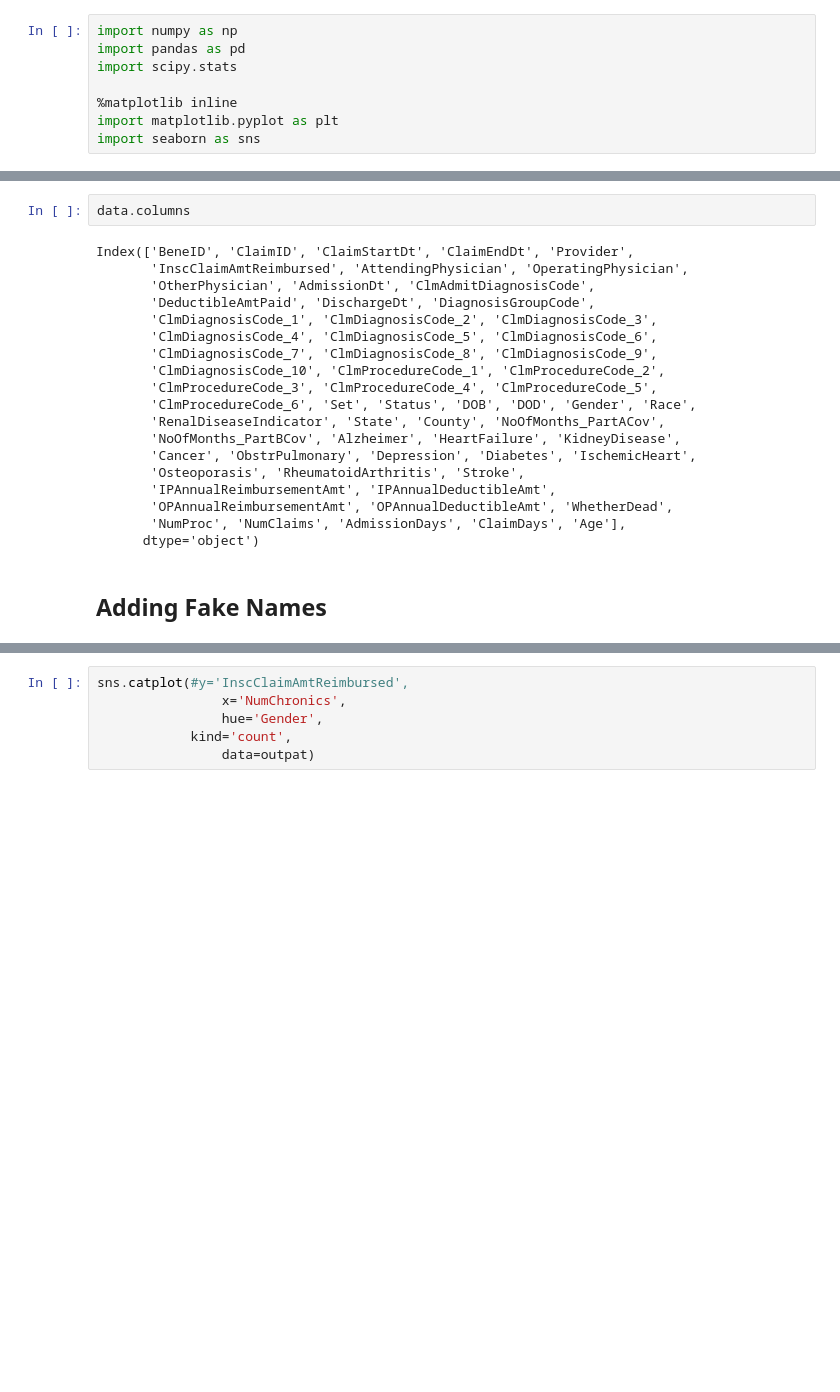
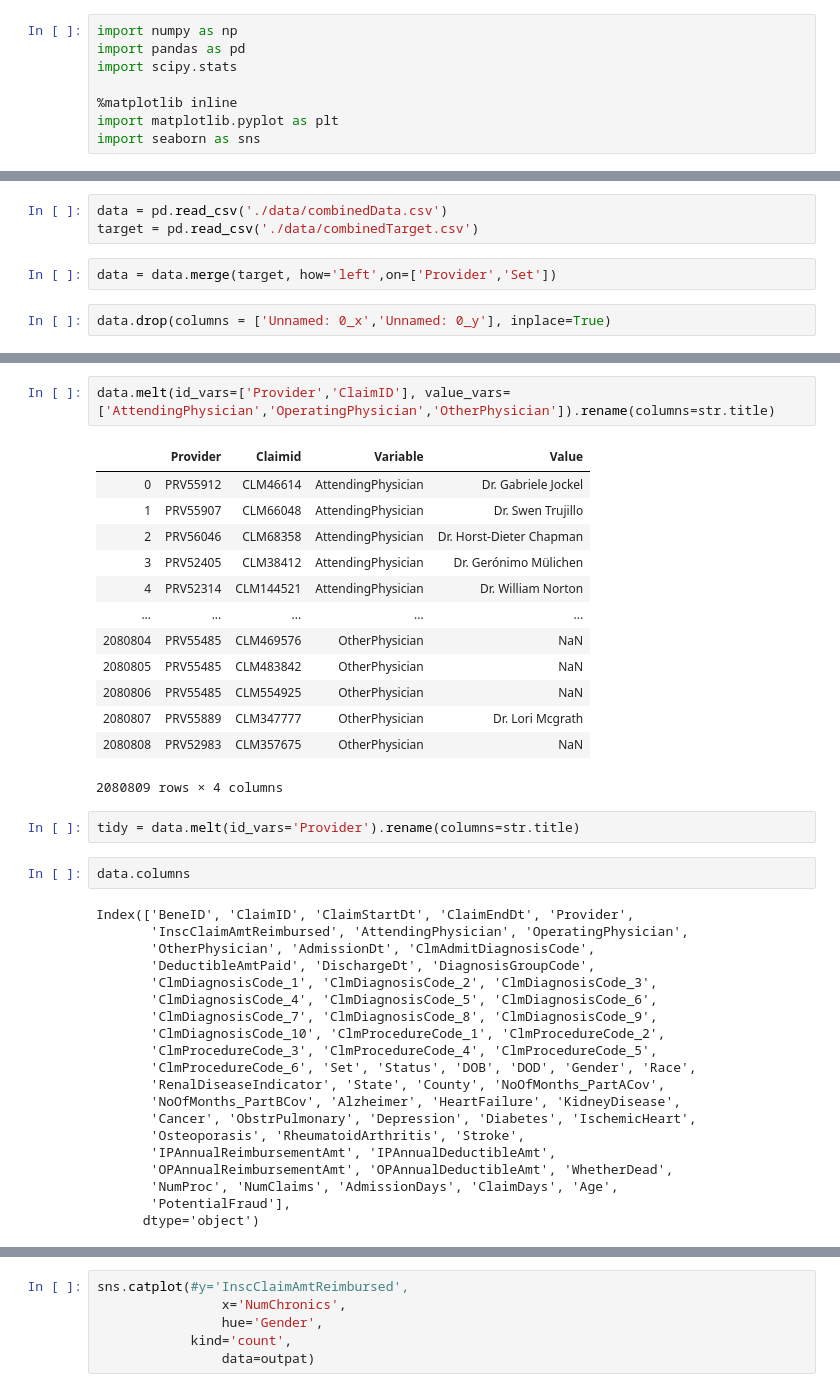
Before and after one commit to DebLeong/HealthCareCapstone, a Jupyter notebook: sam/EDA.ipynb, the cells around one changed output, grey strips where cells are left out. Cells and saved outputs as stored; diff of their text form; blank space fills up the shorter version.

```diff
--- a/sam/EDA.ipynb
+++ b/sam/EDA.ipynb
@@ -162,0 +9,7 @@ data['Age'] = round(((data['ClaimStartDt'] - data['DOB']).dt.days + 1)/365.25)
+# %%
+data = pd.read_csv('./data/combinedData.csv')
+target = pd.read_csv('./data/combinedTarget.csv')
+# %%
+data = data.merge(target, how='left',on=['Provider','Set'])
+# %%
+data.drop(columns = ['Unnamed: 0_x','Unnamed: 0_y'], inplace=True)
@@ -163,3 +42,21 @@ data['Age'] = round(((data['ClaimStartDt'] - data['DOB']).dt.days + 1)/365.25)
+# %%
+data.melt(id_vars=['Provider','ClaimID'], value_vars=['AttendingPhysician','OperatingPhysician','OtherPhysician']).rename(columns=str.title)
+# %% [output]
+|  | Provider | Claimid | Variable | Value |
+| 0 | PRV55912 | CLM46614 | AttendingPhysician | Dr. Gabriele Jockel |
+| 1 | PRV55907 | CLM66048 | AttendingPhysician | Dr. Swen Trujillo |
+| 2 | PRV56046 | CLM68358 | AttendingPhysician | Dr. Horst-Dieter Chapman |
+| 3 | PRV52405 | CLM38412 | AttendingPhysician | Dr. Gerónimo Mülichen |
+| 4 | PRV52314 | CLM144521 | AttendingPhysician | Dr. William Norton |
+| ... | ... | ... | ... | ... |
+| 2080804 | PRV55485 | CLM469576 | OtherPhysician | NaN |
+| 2080805 | PRV55485 | CLM483842 | OtherPhysician | NaN |
+| 2080806 | PRV55485 | CLM554925 | OtherPhysician | NaN |
+| 2080807 | PRV55889 | CLM347777 | OtherPhysician | Dr. Lori Mcgrath |
+| 2080808 | PRV52983 | CLM357675 | OtherPhysician | NaN |
+2080809 rows × 4 columns
+# %%
+tidy = data.melt(id_vars='Provider').rename(columns=str.title)
 # %%
 data.columns
 # %% [output]
@@ -179,7 +76,6 @@ Index(['BeneID', 'ClaimID', 'ClaimStartDt', 'ClaimEndDt', 'Provider',
        'Osteoporasis', 'RheumatoidArthritis', 'Stroke',
        'IPAnnualReimbursementAmt', 'IPAnnualDeductibleAmt',
        'OPAnnualReimbursementAmt', 'OPAnnualDeductibleAmt', 'WhetherDead',
-       'NumProc', 'NumClaims', 'AdmissionDays', 'ClaimDays', 'Age'],
+       'NumProc', 'NumClaims', 'AdmissionDays', 'ClaimDays', 'Age',
+       'PotentialFraud'],
       dtype='object')
-# %% [markdown]
-## Adding Fake Names
```
Also changed, not shown: parts of 51 cells of this notebook, 11 other files.
